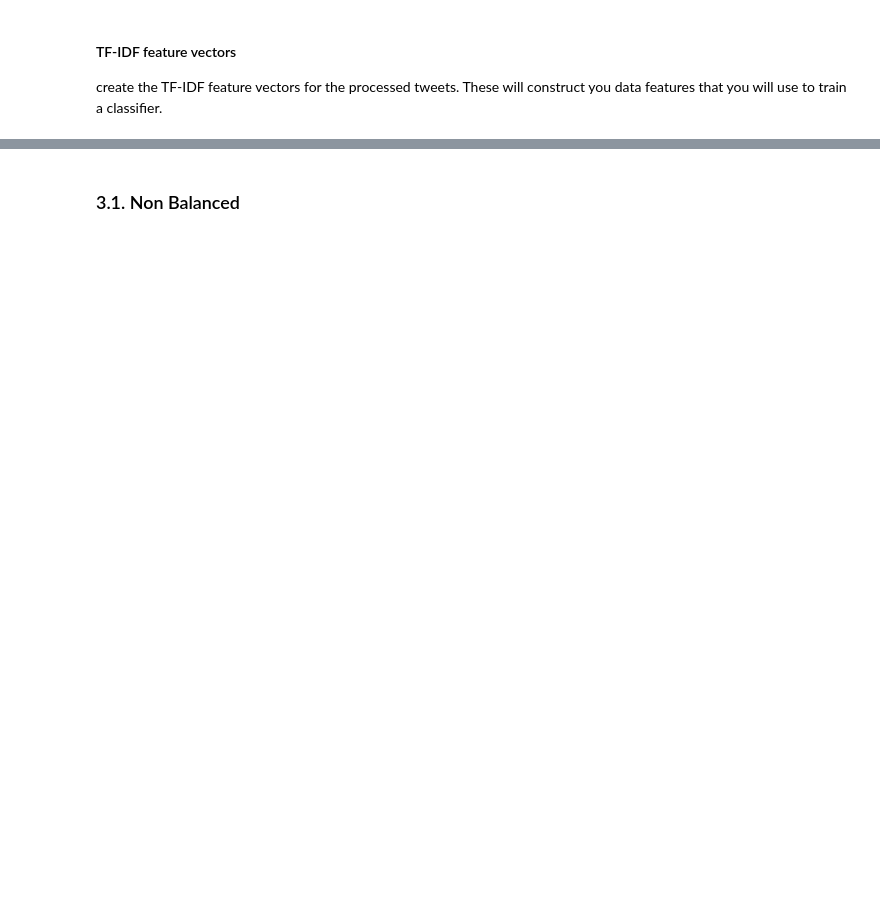
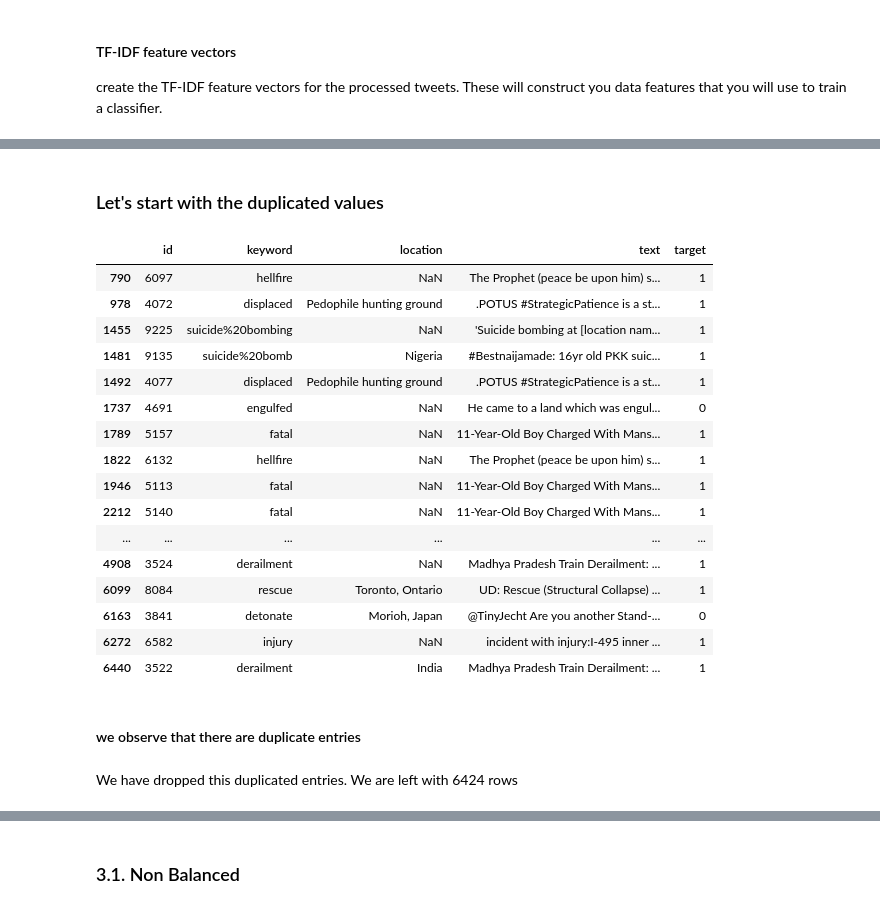
Before and after one commit to sarrab/DMML2020_COOP, a Jupyter notebook: code/LR_Models.ipynb, the cells around one changed output, grey strips where cells are left out. Drawn from its saved outputs; the diff is of its cells as text; code cells hidden in the pictures; blank space fills up the shorter version.

```diff
--- a/code/LR_Models.ipynb
+++ b/code/LR_Models.ipynb
@@ -16,4 +31,15 @@ Below is how the dataset looks like
 # %%
 
-df_train = pd.read_csv("https://raw.githubusercontent.com/michalis0/DataMining_and_MachineLearning/master/project/training_data.csv")
-df_test=pd.read_csv("https://raw.githubusercontent.com/michalis0/DataMining_and_MachineLearning/master/project/test_data.csv")
+df_train = pd.read_csv("https://raw.githubusercontent.com/sarrab/DMML2020_COOP/main/data/training_data.csv")
+df_test = pd.read_csv("https://raw.githubusercontent.com/sarrab/DMML2020_COOP/main/data/test_data.csv")
+# %%
+df_train_copy = df_train.copy()
+df_train_copy_1 = df_train.copy()
+df_train_copy_2 = df_train.copy()
+df_train_copy_3 = df_train.copy()
+df_train_copy_4 = df_train.copy()
+df_train_copy_5 = df_train.copy()
+df_train_copy_6 = df_train.copy()
+df_train_copy_7 = df_train.copy()
+df_train_copy_8 = df_train.copy()
+df_train_copy_9 = df_train.copy()
@@ -246,0 +672,25 @@ print(f"ACCURACY SCORE:\n{pipe_2.score(X_train_prdc_3.astype('U'), y_train):.6f}
+# %% [markdown]
+### Let's start with the duplicated values
+# %%
+dupli=df_train_copy_1[df_train_copy_1[['keyword','location','text']].duplicated() == True]
+dupli
+# %% [output]
+|  | id | keyword | location | text | target |
+| 790 | 6097 | hellfire | NaN | The Prophet (peace be upon him) s... | 1 |
+| 978 | 4072 | displaced | Pedophile hunting ground | .POTUS #StrategicPatience is a st... | 1 |
+| 1455 | 9225 | suicide%20bombing | NaN | 'Suicide bombing at [location nam... | 1 |
+| 1481 | 9135 | suicide%20bomb | Nigeria | #Bestnaijamade: 16yr old PKK suic... | 1 |
+| 1492 | 4077 | displaced | Pedophile hunting ground | .POTUS #StrategicPatience is a st... | 1 |
+| 1737 | 4691 | engulfed | NaN | He came to a land which was engul... | 0 |
+| 1789 | 5157 | fatal | NaN | 11-Year-Old Boy Charged With Mans... | 1 |
+| 1822 | 6132 | hellfire | NaN | The Prophet (peace be upon him) s... | 1 |
+| 1946 | 5113 | fatal | NaN | 11-Year-Old Boy Charged With Mans... | 1 |
+| 2212 | 5140 | fatal | NaN | 11-Year-Old Boy Charged With Mans... | 1 |
+| ... | ... | ... | ... | ... | ... |
+| 4908 | 3524 | derailment | NaN | Madhya Pradesh Train Derailment: ... | 1 |
+| 6099 | 8084 | rescue | Toronto, Ontario | UD: Rescue (Structural Collapse) ... | 1 |
+| 6163 | 3841 | detonate | Morioh, Japan | @TinyJecht Are you another Stand-... | 0 |
+| 6272 | 6582 | injury | NaN | incident with injury:I-495 inner ... | 1 |
+| 6440 | 3522 | derailment | India | Madhya Pradesh Train Derailment: ... | 1 |
+# %% [markdown]
+#### we observe that there are duplicate entries
@@ -246,0 +699,2 @@ print(f"ACCURACY SCORE:\n{pipe_2.score(X_train_prdc_3.astype('U'), y_train):.6f}
+# %% [markdown]
+We have dropped this duplicated entries. We are left with 6424 rows
```
Also changed, not shown: parts of 201 cells of this notebook, 6 other files.
